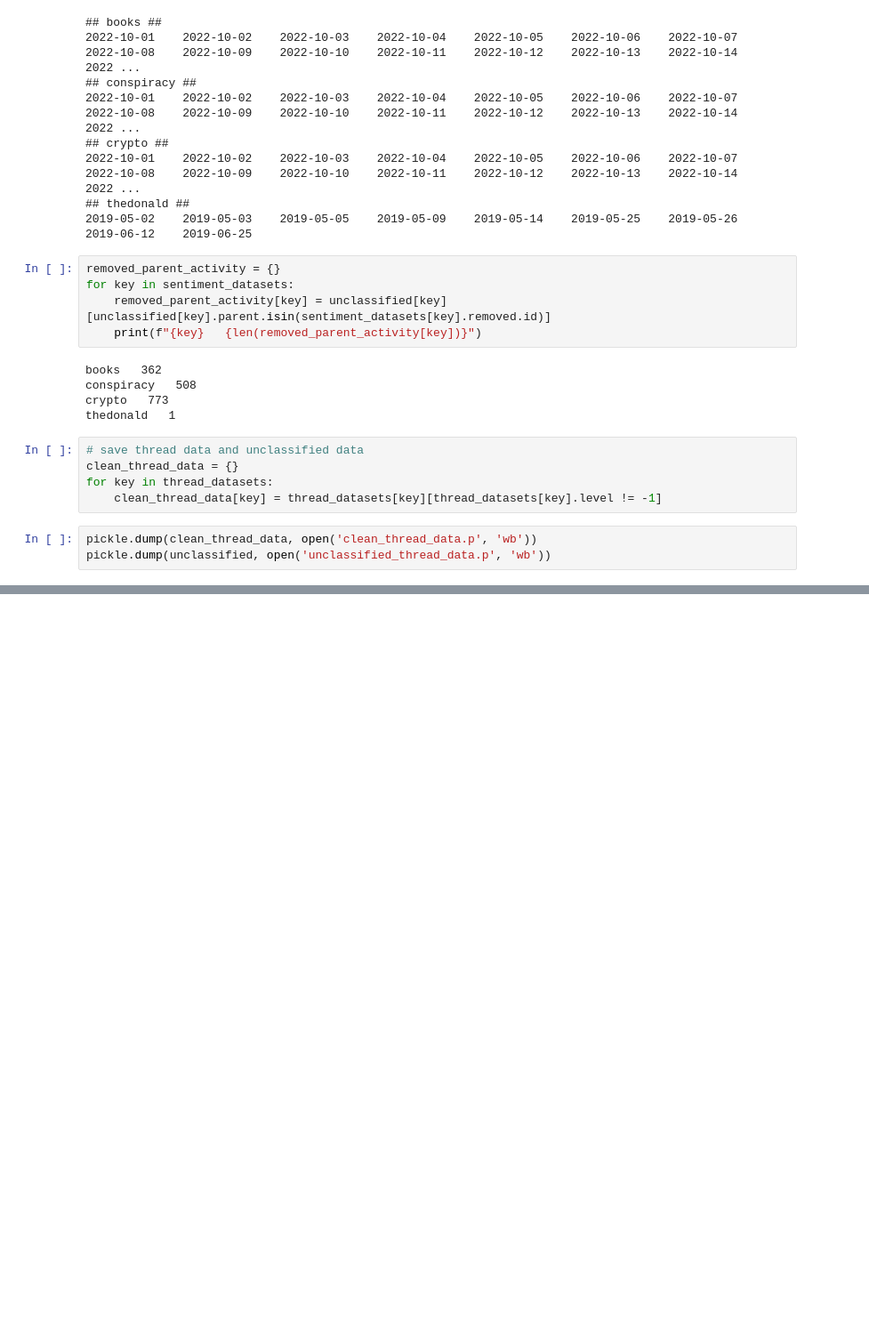
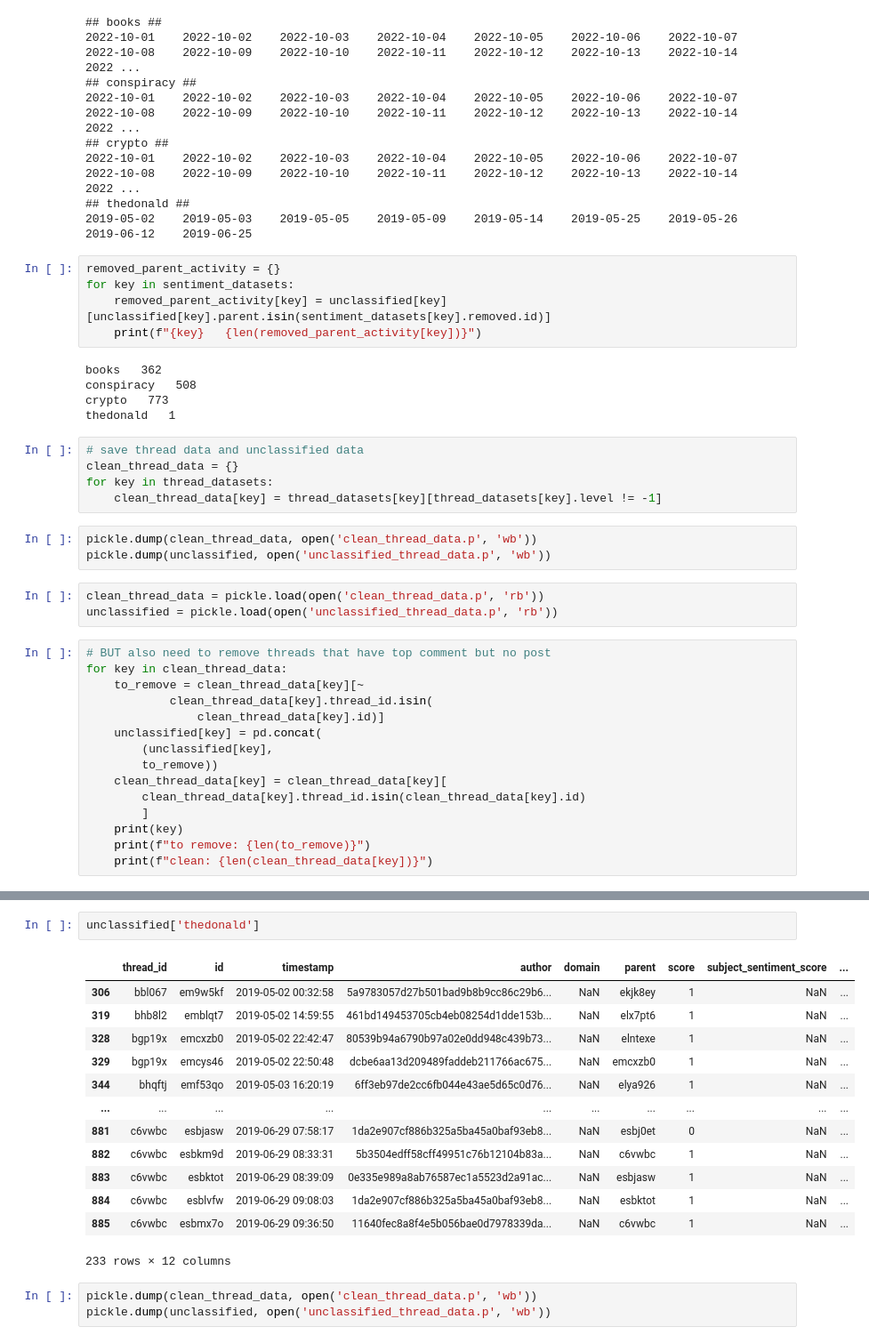
Before and after one commit to caralynch/reddit_analyses, a Jupyter notebook: 5_separate_threads.ipynb, the cells around one changed output, grey strips where cells are left out. Shown at 89% size. Drawn from its saved outputs; the diff is of its cells as text; blank space fills up the shorter version.

Commit message:
finished prelim thread analyses

```diff
--- a/5_separate_threads.ipynb
+++ b/5_separate_threads.ipynb
@@ -227,3 +227,21 @@ for key in thread_datasets:
 # %%
 pickle.dump(clean_thread_data, open('clean_thread_data.p', 'wb'))
 pickle.dump(unclassified, open('unclassified_thread_data.p', 'wb'))
+# %%
+clean_thread_data = pickle.load(open('clean_thread_data.p', 'rb'))
+unclassified = pickle.load(open('unclassified_thread_data.p', 'rb'))
+# %%
+# BUT also need to remove threads that have top comment but no post
+for key in clean_thread_data:
+    to_remove = clean_thread_data[key][~
+            clean_thread_data[key].thread_id.isin(
+                clean_thread_data[key].id)]
+    unclassified[key] = pd.concat(
+        (unclassified[key],
+        to_remove))
+    clean_thread_data[key] = clean_thread_data[key][
+        clean_thread_data[key].thread_id.isin(clean_thread_data[key].id)
+        ]
+    print(key)
+    print(f"to remove: {len(to_remove)}")
+    print(f"clean: {len(clean_thread_data[key])}")
@@ -229,0 +261,19 @@ pickle.dump(unclassified, open('unclassified_thread_data.p', 'wb'))
+# %%
+unclassified['thedonald']
+# %% [output]
+|  | thread_id | id | timestamp | author | domain | parent | score | subject_sentiment_score | ... |
+| 306 | bbl067 | em9w5kf | 2019-05-02 00:32:58 | 5a9783057d27b501bad9b8b9cc86c29b6... | NaN | ekjk8ey | 1 | NaN | ... |
+| 319 | bhb8l2 | emblqt7 | 2019-05-02 14:59:55 | 461bd149453705cb4eb08254d1dde153b... | NaN | elx7pt6 | 1 | NaN | ... |
+| 328 | bgp19x | emcxzb0 | 2019-05-02 22:42:47 | 80539b94a6790b97a02e0dd948c439b73... | NaN | elntexe | 1 | NaN | ... |
+| 329 | bgp19x | emcys46 | 2019-05-02 22:50:48 | dcbe6aa13d209489faddeb211766ac675... | NaN | emcxzb0 | 1 | NaN | ... |
+| 344 | bhqftj | emf53qo | 2019-05-03 16:20:19 | 6ff3eb97de2cc6fb044e43ae5d65c0d76... | NaN | elya926 | 1 | NaN | ... |
+| ... | ... | ... | ... | ... | ... | ... | ... | ... | ... |
+| 881 | c6vwbc | esbjasw | 2019-06-29 07:58:17 | 1da2e907cf886b325a5ba45a0baf93eb8... | NaN | esbj0et | 0 | NaN | ... |
+| 882 | c6vwbc | esbkm9d | 2019-06-29 08:33:31 | 5b3504edff58cff49951c76b12104b83a... | NaN | c6vwbc | 1 | NaN | ... |
+| 883 | c6vwbc | esbktot | 2019-06-29 08:39:09 | 0e335e989a8ab76587ec1a5523d2a91ac... | NaN | esbjasw | 1 | NaN | ... |
+| 884 | c6vwbc | esblvfw | 2019-06-29 09:08:03 | 1da2e907cf886b325a5ba45a0baf93eb8... | NaN | esbktot | 1 | NaN | ... |
+| 885 | c6vwbc | esbmx7o | 2019-06-29 09:36:50 | 11640fec8a8f4e5b056bae0d7978339da... | NaN | c6vwbc | 1 | NaN | ... |
+233 rows × 12 columns
+# %%
+pickle.dump(clean_thread_data, open('clean_thread_data.p', 'wb'))
+pickle.dump(unclassified, open('unclassified_thread_data.p', 'wb'))
```
Also changed, not shown: parts of 1 cell of this notebook, 5 other files.
